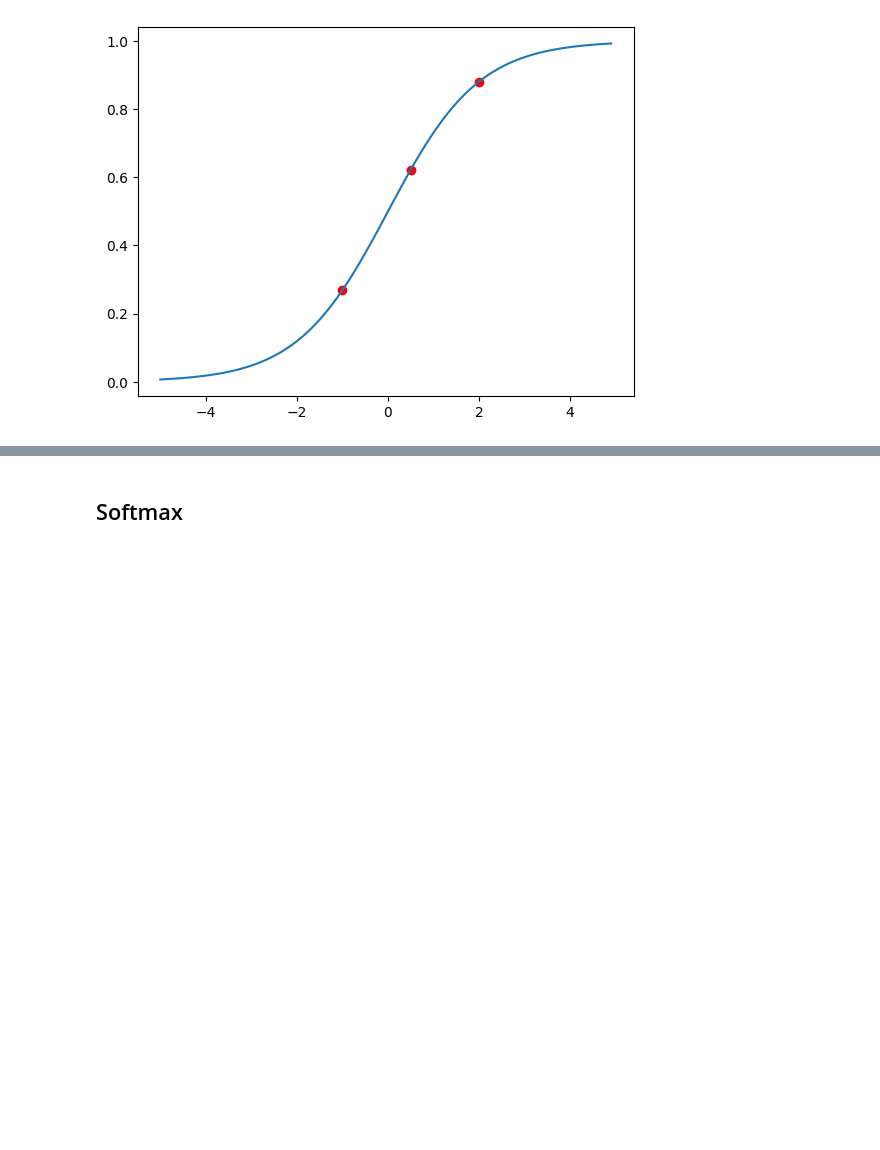
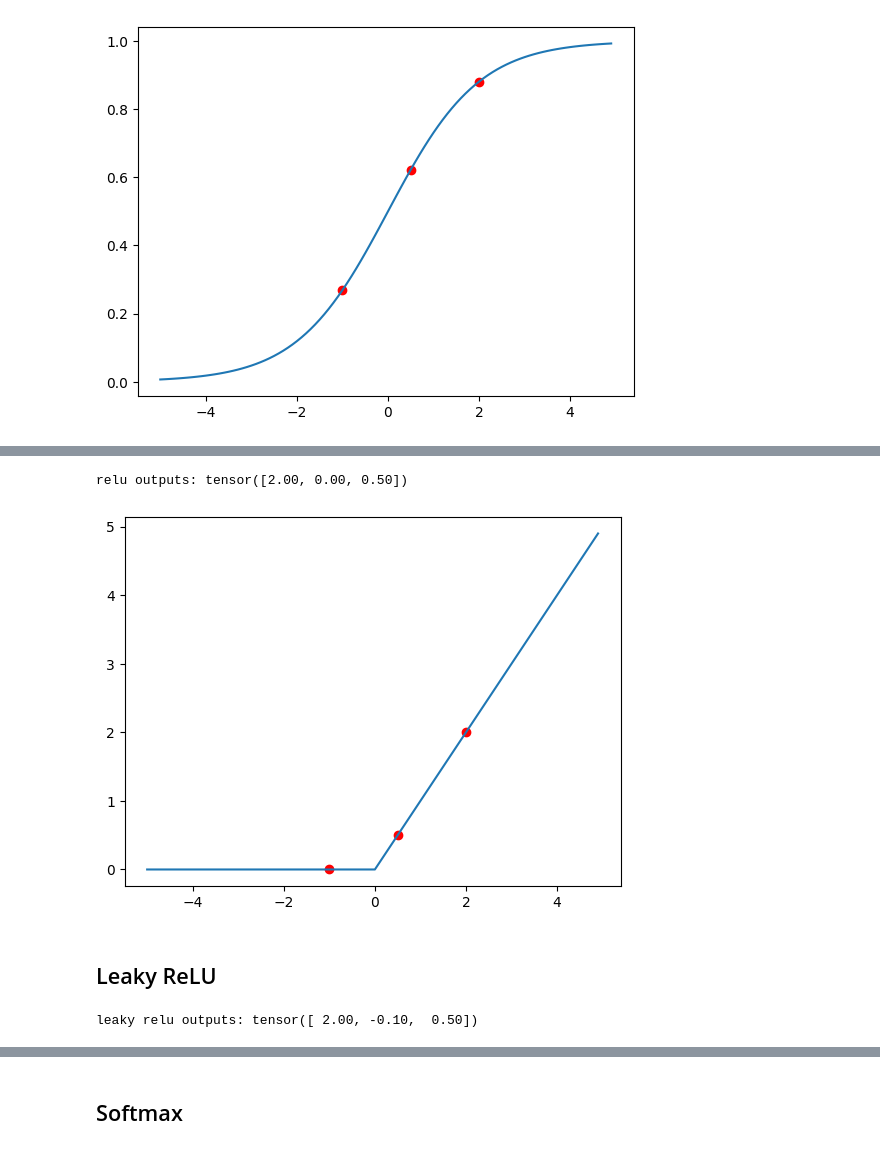
Before and after one commit to 9-coding/PyTorch, a Jupyter notebook: Lecture-AI_programming/week10.ipynb, the cells around one changed output, grey strips where cells are left out. Saved outputs shown, nothing was run; the diff lists cells and outputs as text; code cells hidden in the pictures; blank space fills up the shorter version.

```diff
--- a/Lecture-AI_programming/week10.ipynb
+++ b/Lecture-AI_programming/week10.ipynb
@@ -31,0 +60,14 @@ sigmoid outputs: tensor([0.88, 0.27, 0.62])
+# %%
+relu_outputs = torch.relu(logits)
+print('relu outputs:', relu_outputs)
+plot_graph(torch.relu(range), relu_outputs)
+# %% [output]
+relu outputs: tensor([2.00, 0.00, 0.50])
+[figure, added]
+# %% [markdown]
+## Leaky ReLU
+# %%
+leaky_outputs = F.leaky_relu(logits, negative_slope=0.1) # default = 0.01
+print('leaky relu outputs:', leaky_outputs)
+# %% [output]
+leaky relu outputs: tensor([ 2.00, -0.10,  0.50])
```
Also changed, not shown: parts of 33 cells of this notebook.
